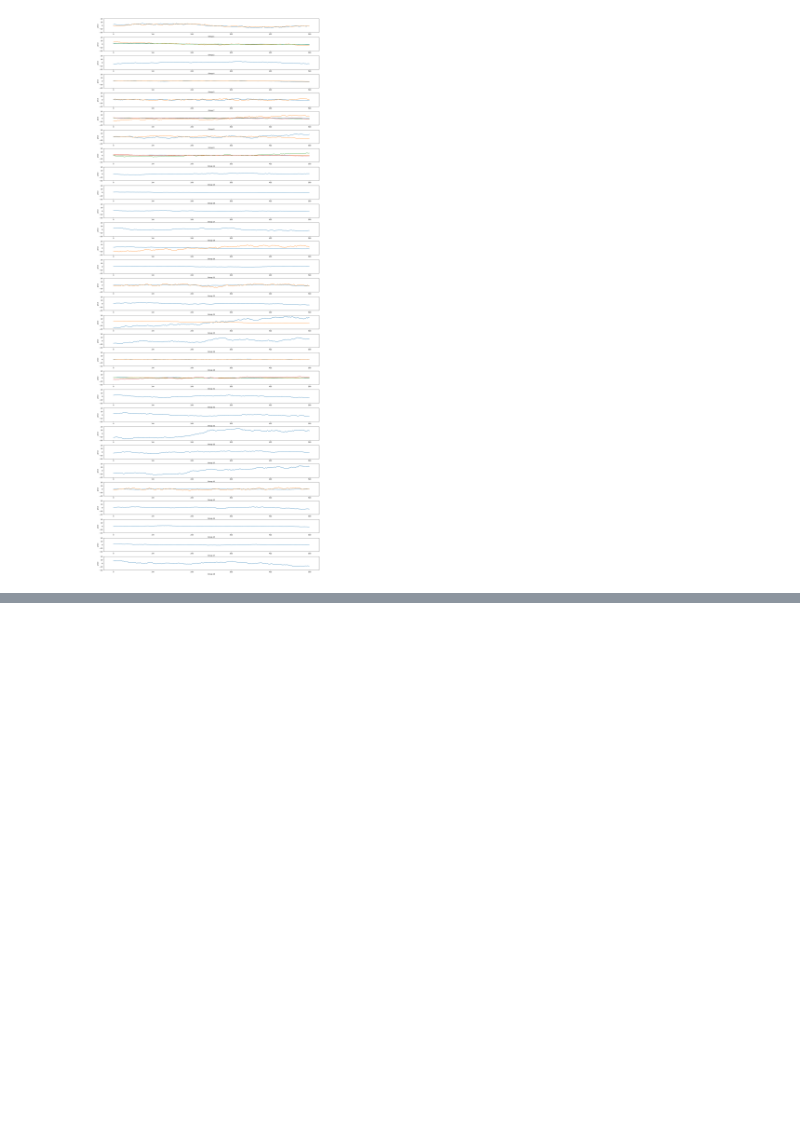
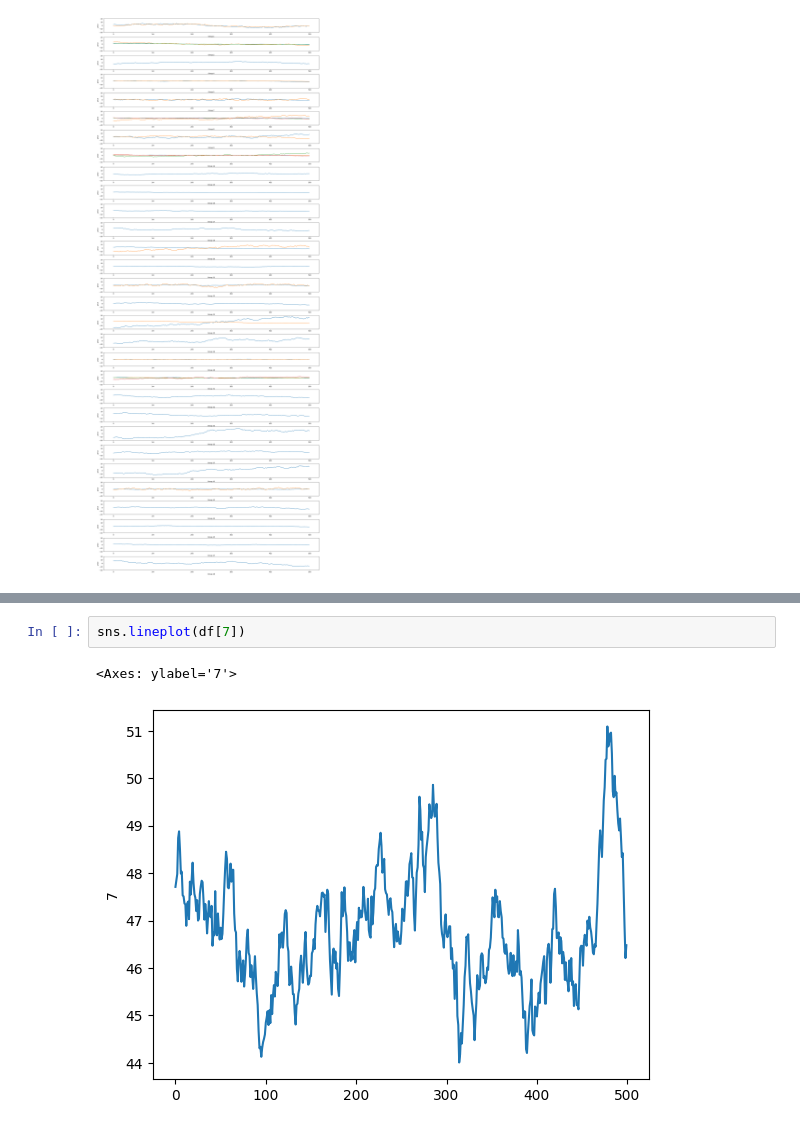
Before and after one commit to Troppydash/algothon, a Jupyter notebook: da/khang_data_analysis.ipynb, the cells around one changed output, grey strips where cells are left out. Saved outputs shown, nothing was run; the diff lists cells and outputs as text; blank space fills up the shorter version.

```diff
--- a/da/khang_data_analysis.ipynb
+++ b/da/khang_data_analysis.ipynb
@@ -155,0 +196,5 @@ sns.lineplot(df[1] - df[10])
+# %%
+sns.lineplot(df[7])
+# %% [output]
+<Axes: ylabel='7'>
+[figure, added]
```
Also changed, not shown: parts of 8 cells of this notebook, 4 other files.
